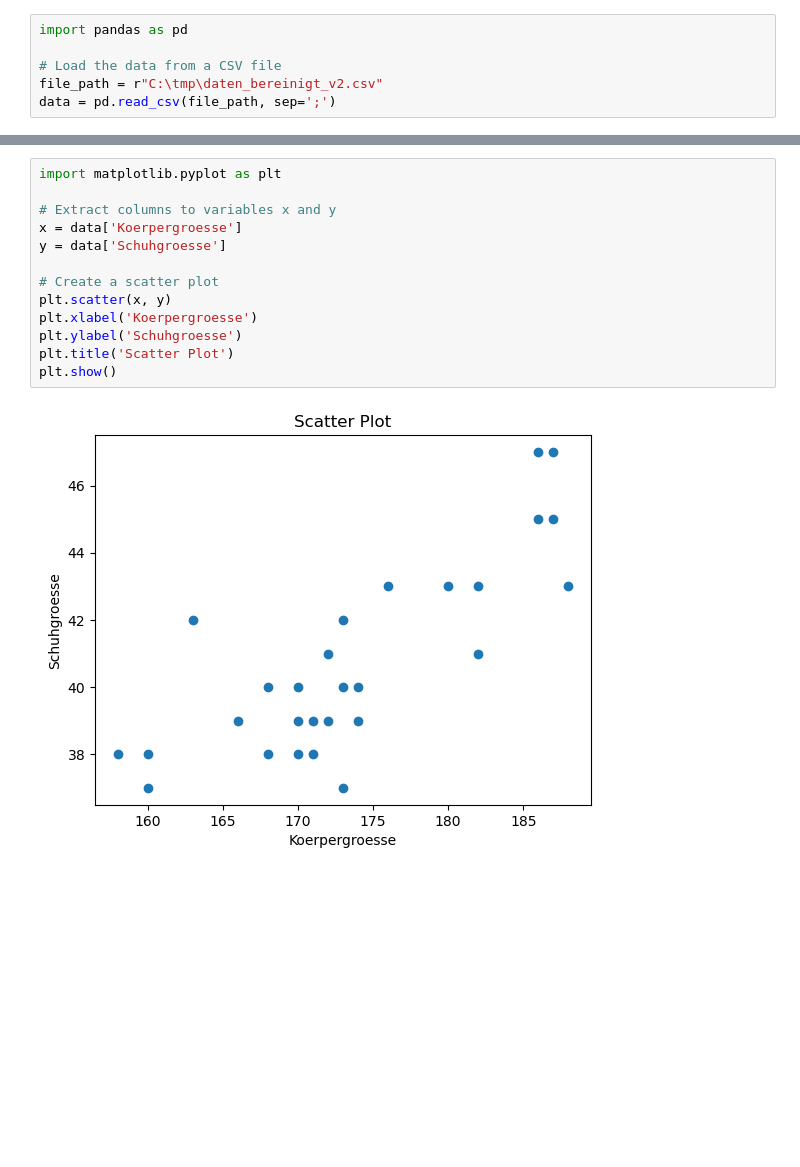
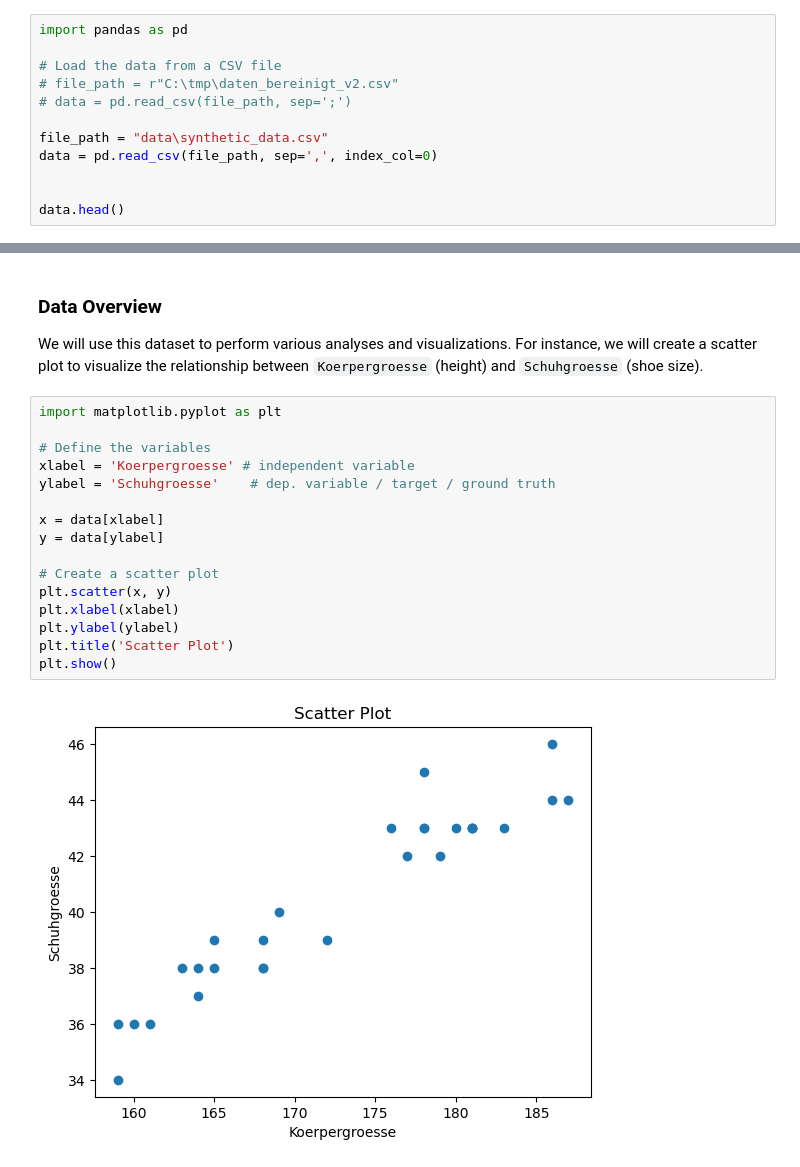
Before and after one commit to arne-ewald/24wpm_artificial_intelligence, a Jupyter notebook: data_inspection.ipynb, the cells around one changed output, grey strips where cells are left out. Cells and saved outputs as stored; diff of their text form; blank space fills up the shorter version.

Commit message:
update data_inspection

```diff
--- a/data_inspection.ipynb
+++ b/data_inspection.ipynb
@@ -6,5 +6,11 @@ As the first step, we will load the data from a CSV file using the pandas librar
 import pandas as pd
 
 # Load the data from a CSV file
-file_path = r"C:\tmp\daten_bereinigt_v2.csv"
-data = pd.read_csv(file_path, sep=';')
+# file_path = r"C:\tmp\daten_bereinigt_v2.csv"
+# data = pd.read_csv(file_path, sep=';')
+
+file_path = "data\synthetic_data.csv"
+data = pd.read_csv(file_path, sep=',', index_col=0)
+
+
+data.head()
@@ -11,15 +25,22 @@ data = pd.read_csv(file_path, sep=';')
+# %% [markdown]
+### Data Overview
+
+We will use this dataset to perform various analyses and visualizations. For instance, we will create a scatter plot to visualize the relationship between `Koerpergroesse` (height) and `Schuhgroesse` (shoe size).
 # %%
 import matplotlib.pyplot as plt
 
-# Extract columns to variables x and y
-x = data['Koerpergroesse']
-y = data['Schuhgroesse']
+# Define the variables
+xlabel = 'Koerpergroesse' # independent variable
+ylabel = 'Schuhgroesse'    # dep. variable / target / ground truth
+
+x = data[xlabel]
+y = data[ylabel]
 
 # Create a scatter plot
 plt.scatter(x, y)
-plt.xlabel('Koerpergroesse')
-plt.ylabel('Schuhgroesse')
+plt.xlabel(xlabel)
+plt.ylabel(ylabel)
 plt.title('Scatter Plot')
 plt.show()
 # %% [output]
-[figure, old version]
+[figure, new version]
```
Also changed, not shown: parts of 11 cells of this notebook.
